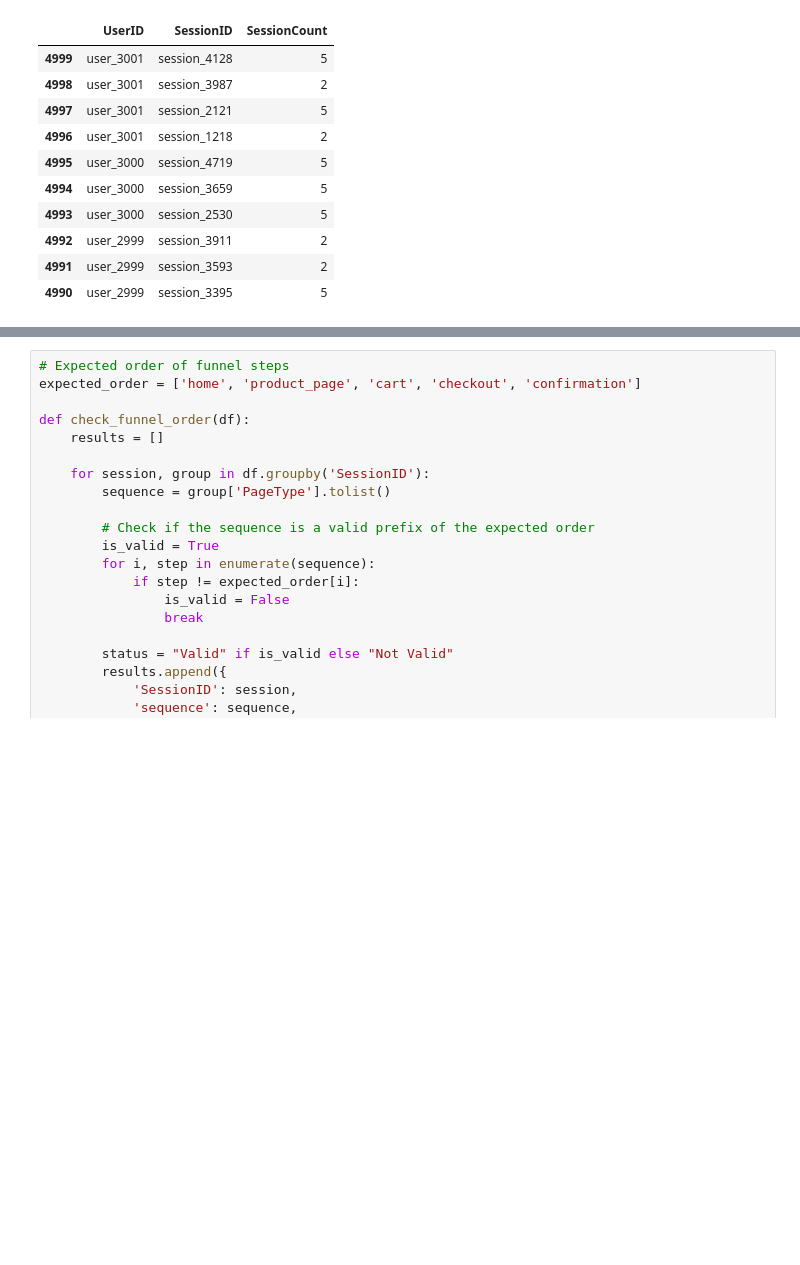
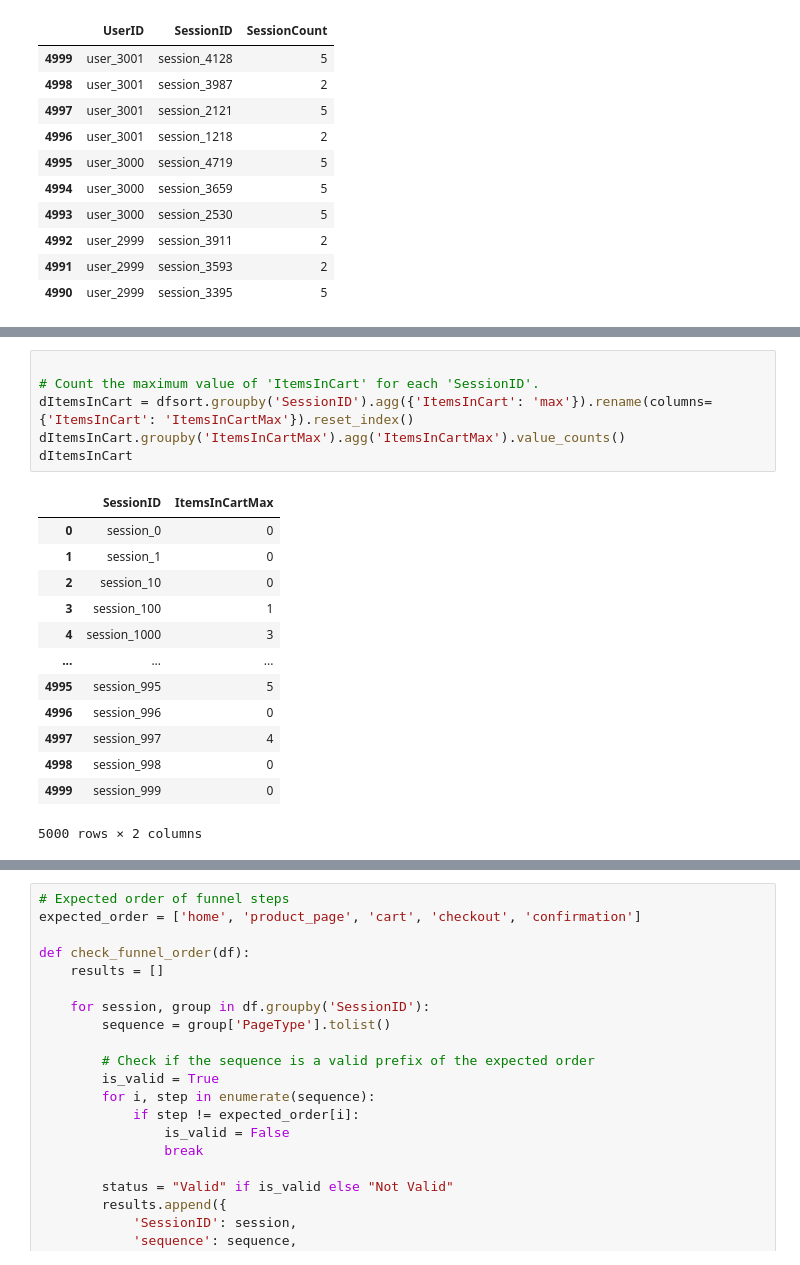
Before and after one commit to RondinellyOliveira/Funnel-Drop, a Jupyter notebook: Funnel_drop_analysis.ipynb, the cells around one changed output, grey strips where cells are left out. Saved outputs shown, nothing was run; the diff lists cells and outputs as text; blank space fills up the shorter version.

```diff
--- a/Funnel_drop_analysis.ipynb
+++ b/Funnel_drop_analysis.ipynb
@@ -201 +220,21 @@ Name: SessionCountSum, dtype: float64
+# %%
+
+# Count the maximum value of 'ItemsInCart' for each 'SessionID'.
+dItemsInCart = dfsort.groupby('SessionID').agg({'ItemsInCart': 'max'}).rename(columns={'ItemsInCart': 'ItemsInCartMax'}).reset_index()
+dItemsInCart.groupby('ItemsInCartMax').agg('ItemsInCartMax').value_counts()
+dItemsInCart
+# %% [output]
+|  | SessionID | ItemsInCartMax |
+| 0 | session_0 | 0 |
+| 1 | session_1 | 0 |
+| 2 | session_10 | 0 |
+| 3 | session_100 | 1 |
+| 4 | session_1000 | 3 |
+| ... | ... | ... |
+| 4995 | session_995 | 5 |
+| 4996 | session_996 | 0 |
+| 4997 | session_997 | 4 |
+| 4998 | session_998 | 0 |
+| 4999 | session_999 | 0 |
+5000 rows × 2 columns
 # %%
```
Also changed, not shown: parts of 6 cells of this notebook.
